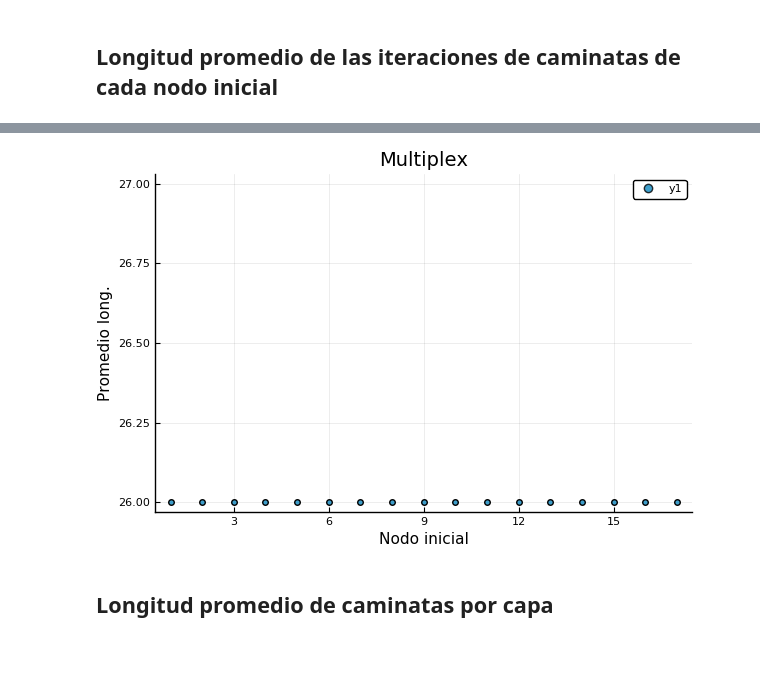
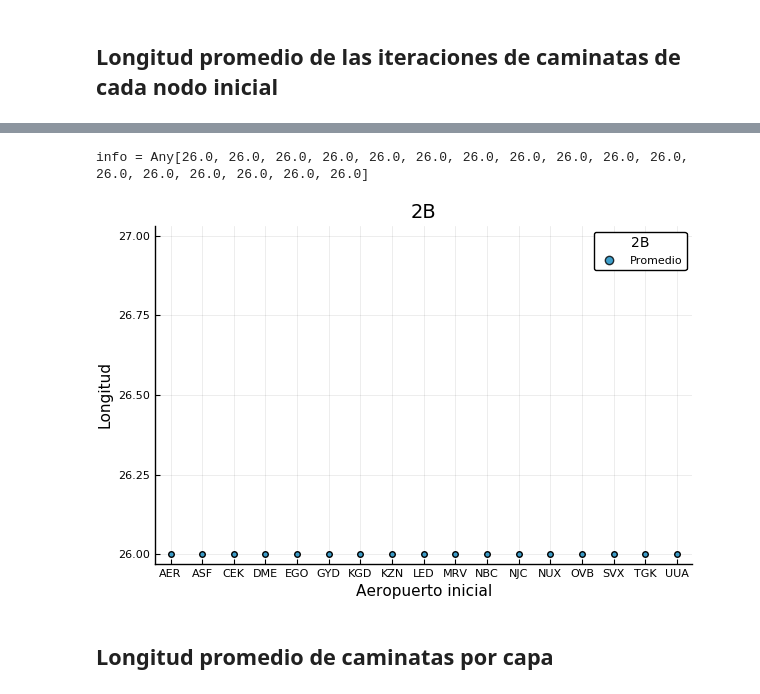
Before and after one commit to Yuriyama/Proyecto_aerolineas, a Jupyter notebook: Code/2B.ipynb, the cells around one changed output, grey strips where cells are left out. Drawn from its saved outputs; the diff is of its cells as text; code cells hidden in the pictures; blank space fills up the shorter version.

```diff
--- a/Code/2B.ipynb
+++ b/Code/2B.ipynb
@@ -772,19 +733,27 @@ end
 walk_av_length
 # %%
 """
-    plot_walk_av_length(W)
+    plot_av_length_vertex(W::Array{Float64, 1}, airline_code::String)
 
 Función que grafica (scatter plot) del promedio por nodo inicial de caminatas
 """
-function plot_walk_av_length(W)
-pyplot()
-    wal = walk_av_length(W)
+function plot_av_length_vertex(W::Array{Any,1}, airline_code::String)
 
-    scatter(wal,
+    pyplot()
+
+    info = walk_av_length(W)
+    @show info
+
+    #dc = nombres_multiplex
+    #@show dc
+    scatter(info,
         color = "#0f87bf",
         alpha = 0.8,
-        title ="Multiplex",
-        xlabel ="Nodo inicial",
-        ylabel ="Promedio long.")
+        title = airline_code,
+        xticks = (1:1:length(W), nombres_multiplex),
+        xlabel = "Aeropuerto inicial",
+        ylabel = "Longitud",
+        legendtitle = airline_code,
+        label = "Promedio")
 end
 # %% [output]
@@ -1530,15 +1514,11 @@ lpn_M = @time walk_av_length(caminata_M)
  26.0
  26.0
  26.0
-# %%
-#Falta hacerla función con nombres
-pyplot()
-d_lpn_M = scatter(lpn_M, color="#0f87bf",alpha=0.8,
-    title="Multiplex",
-    xlabel="Nodo inicial",
-    ylabel="Promedio long.")
-# %% [output]
-[figure, removed]
+# %%
+plot_av_length_vertex(caminata_M, "2B")
+# %% [output]
+info = Any[26.0, 26.0, 26.0, 26.0, 26.0, 26.0, 26.0, 26.0, 26.0, 26.0, 26.0, 26.0, 26.0, 26.0, 26.0, 26.0, 26.0]
+[figure, added]
 # %% [markdown]
 ## Longitud promedio de caminatas por capa
 # %%
```
Also changed, not shown: parts of 73 cells of this notebook.
